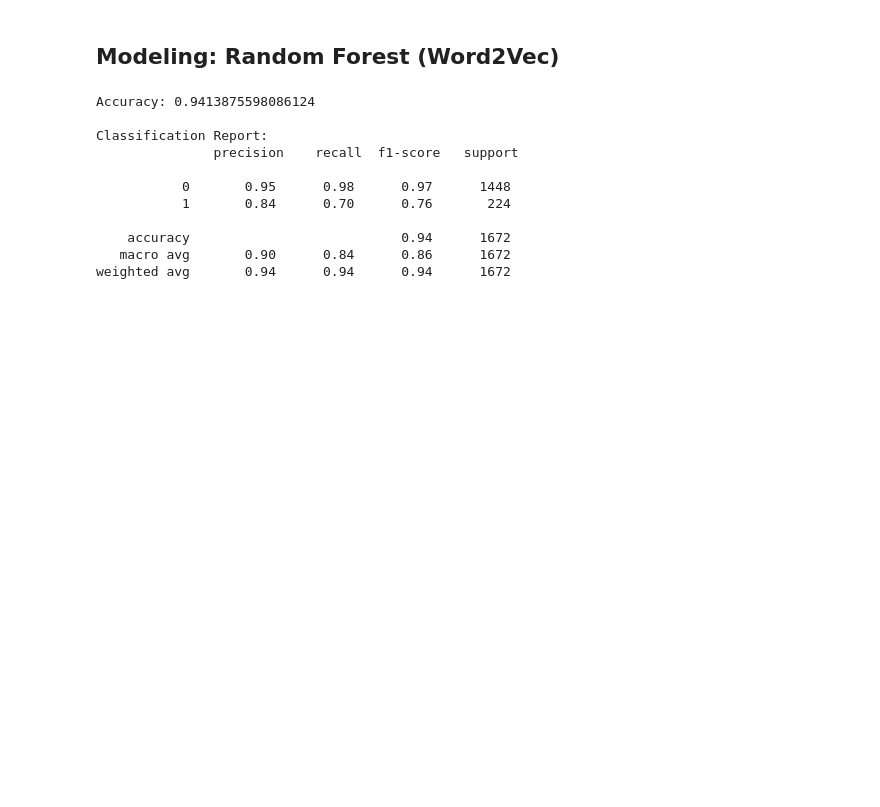
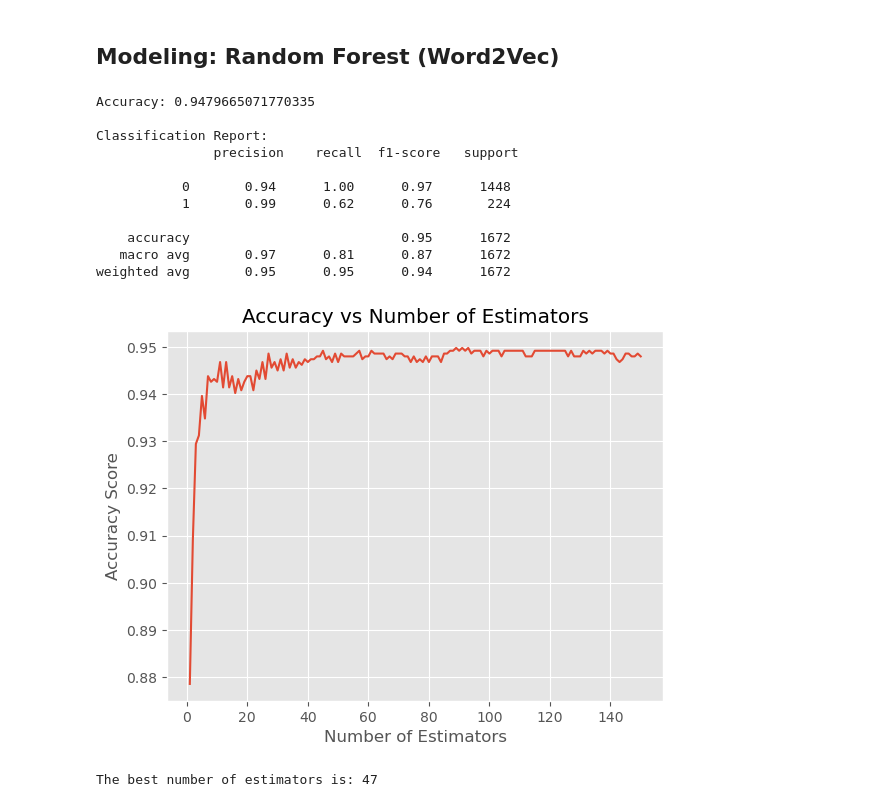
Before and after one commit to jimmy080823/NLP_final, a Jupyter notebook: final_assignment.ipynb, the cells around one changed output. Saved outputs shown, nothing was run; the diff lists cells and outputs as text; code cells hidden in the pictures; blank space fills up the shorter version.

```diff
--- a/final_assignment.ipynb
+++ b/final_assignment.ipynb
@@ -217,7 +217,7 @@ X = X_word2vec
 y = df['Label'].apply(lambda x: 1 if x == 'spam' else 0)
 X_train, X_test, y_train, y_test = train_test_split(X, y, test_size=0.3, random_state=1, stratify=y)
 
-rf_classifier = RandomForestClassifier(n_estimators=100, criterion = 'entropy', random_state=1)
+rf_classifier = RandomForestClassifier(n_estimators=47, criterion = 'entropy', random_state=1)
 rf_classifier.fit(X_train, y_train)
 
 y_pred = rf_classifier.predict(X_test)
@@ -225,18 +225,20 @@ y_pred = rf_classifier.predict(X_test)
 accuracy = accuracy_score(y_test, y_pred)
 print("Accuracy:", accuracy)
 print("\nClassification Report:\n", classification_report(y_test, y_pred))
+#estimators = 100 => 94.85%
+#estimators = 47  => 94.8%
 # %% [output]
-Accuracy: 0.9413875598086124
+Accuracy: 0.9479665071770335
 
 Classification Report:
                precision    recall  f1-score   support
 
-           0       0.95      0.98      0.97      1448
-           1       0.84      0.70      0.76       224
+           0       0.94      1.00      0.97      1448
+           1       0.99      0.62      0.76       224
 
-    accuracy                           0.94      1672
-   macro avg       0.90      0.84      0.86      1672
-weighted avg       0.94      0.94      0.94      1672
+    accuracy                           0.95      1672
+   macro avg       0.97      0.81      0.87      1672
+weighted avg       0.95      0.95      0.94      1672
 # %%
 n_estimators_range = range(1, 151)
 scores = []
@@ -246,3 +248,21 @@ for n_estimators in n_estimators_range:
     y_pred = model.predict(X_test)
     score = accuracy_score(y_test, y_pred)
     scores.append(score)
+# %%
+plt.plot(n_estimators_range, scores)
+plt.xlabel('Number of Estimators')
+plt.ylabel('Accuracy Score')
+plt.title('Accuracy vs Number of Estimators')
+plt.show()
+# %% [output]
+[figure, added]
+# %%
+
+parameter = {'n_estimators': range(20, 50)}
+model = RandomForestClassifier(criterion='entropy', random_state=1)
+grid_search = GridSearchCV(estimator=model, param_grid=parameter, cv=5, scoring='accuracy')
+grid_search.fit(X_train, y_train)
+best_n_estimators = grid_search.best_estimator_.get_params()['n_estimators']
+print(f"The best number of estimators is: {best_n_estimators}")
+# %% [output]
+The best number of estimators is: 47
```
Also changed, not shown: 1 other file.
